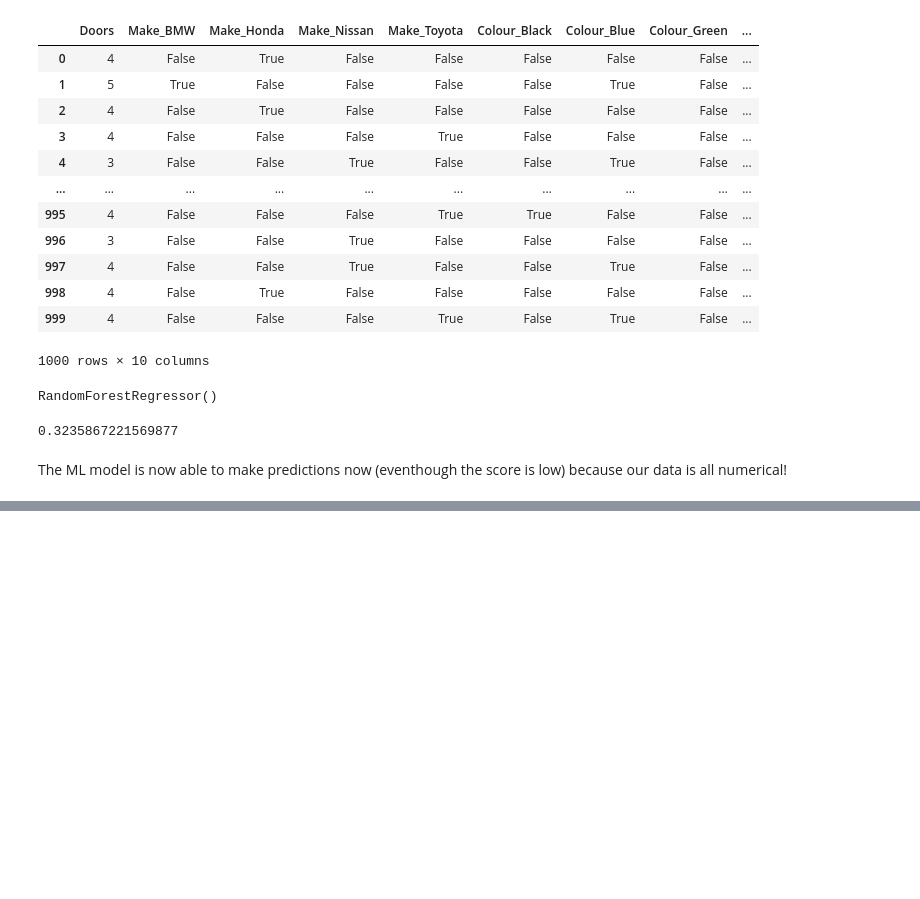
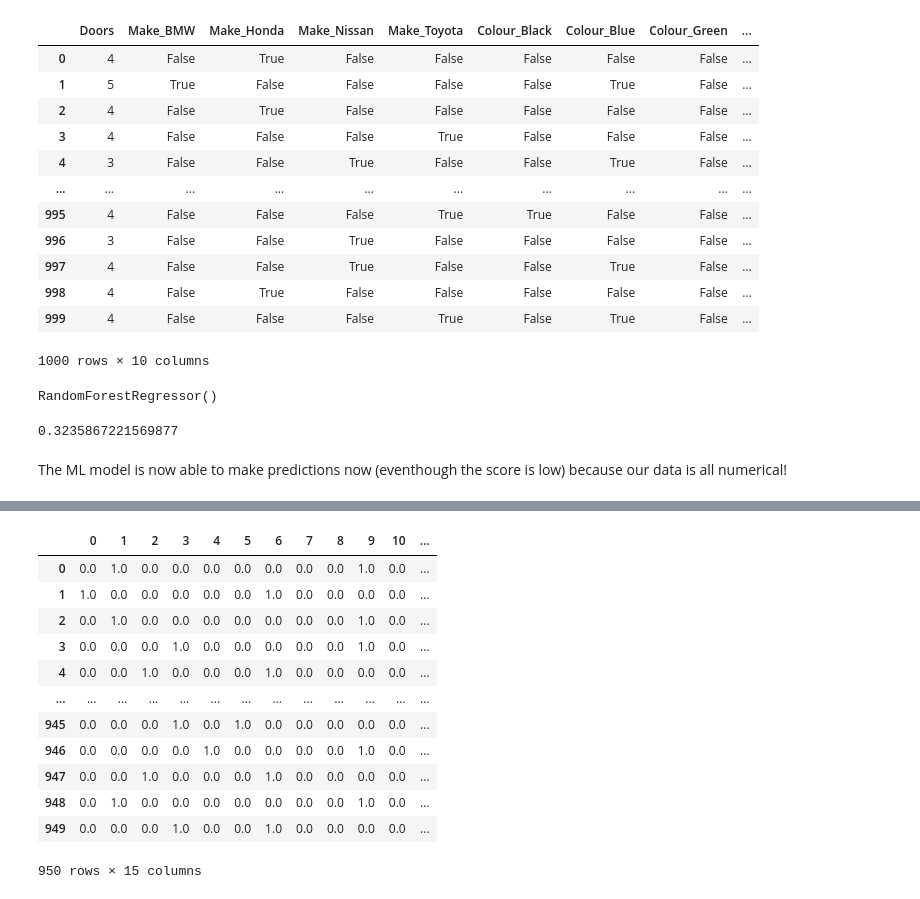
Before and after one commit to AHMAD-KHAIRI/ztm-ml-course, a Jupyter notebook: 05_scikit-learn/introduction-to-scikit-learn.ipynb, the cells around one changed output, grey strips where cells are left out. Saved outputs shown, nothing was run; the diff lists cells and outputs as text; code cells hidden in the pictures; blank space fills up the shorter version.

```diff
--- a/05_scikit-learn/introduction-to-scikit-learn.ipynb
+++ b/05_scikit-learn/introduction-to-scikit-learn.ipynb
@@ -556,0 +701,12 @@ The ML model is now able to make predictions now (eventhough the score is low) b
+# %%
+# Fill the missing data in the "Make" column
+car_sales_missing["Make"].fillna("missing", inplace=True)
+
+# Fill the missing data in the "Colour" column
+car_sales_missing["Colour"].fillna("missing", inplace=True)
+
+# Fill the missing data in the "Odometer (KM)" column
+car_sales_missing["Odometer (KM)"].fillna(car_sales_missing["Odometer (KM)"].mean(), inplace=True)
+
+# Fill the missing data in the "Doors" column
+car_sales_missing["Doors"].fillna(4, inplace=True) # in this case, we fill the missing data with 4 since it has the highest value counts
@@ -556,0 +723,3 @@ The ML model is now able to make predictions now (eventhough the score is low) b
+# %%
+# Remove the 50 rows with missing prices (it's ok to remove because this is what we are going to predict anyway)
+car_sales_missing.dropna(inplace=True)
@@ -556,0 +742,19 @@ The ML model is now able to make predictions now (eventhough the score is low) b
+# %%
+# Resplit our data into features (X) and labels (y)
+X = car_sales_missing.drop("Price", axis=1)
+y = car_sales_missing["Price"]
+# %%
+# again, let's turn the categorical data into numbers
+from sklearn.preprocessing import OneHotEncoder
+from sklearn.compose import ColumnTransformer
+
+categorical_features = ["Make", "Colour", "Doors"]
+
+one_hot = OneHotEncoder(sparse_output=False)
+transformer = ColumnTransformer([("one_hot",
+                                  one_hot,
+                                  categorical_features)],
+                                  remainder="passthrough")
+
+transformed_X = transformer.fit_transform(X)
+transformed_X
@@ -556,0 +775,16 @@ The ML model is now able to make predictions now (eventhough the score is low) b
+# %%
+pd.DataFrame(transformed_X)
+# %% [output]
+|  | 0 | 1 | 2 | 3 | 4 | 5 | 6 | 7 | 8 | 9 | 10 | ... |
+| 0 | 0.0 | 1.0 | 0.0 | 0.0 | 0.0 | 0.0 | 0.0 | 0.0 | 0.0 | 1.0 | 0.0 | ... |
+| 1 | 1.0 | 0.0 | 0.0 | 0.0 | 0.0 | 0.0 | 1.0 | 0.0 | 0.0 | 0.0 | 0.0 | ... |
+| 2 | 0.0 | 1.0 | 0.0 | 0.0 | 0.0 | 0.0 | 0.0 | 0.0 | 0.0 | 1.0 | 0.0 | ... |
+| 3 | 0.0 | 0.0 | 0.0 | 1.0 | 0.0 | 0.0 | 0.0 | 0.0 | 0.0 | 1.0 | 0.0 | ... |
+| 4 | 0.0 | 0.0 | 1.0 | 0.0 | 0.0 | 0.0 | 1.0 | 0.0 | 0.0 | 0.0 | 0.0 | ... |
+| ... | ... | ... | ... | ... | ... | ... | ... | ... | ... | ... | ... | ... |
+| 945 | 0.0 | 0.0 | 0.0 | 1.0 | 0.0 | 1.0 | 0.0 | 0.0 | 0.0 | 0.0 | 0.0 | ... |
+| 946 | 0.0 | 0.0 | 0.0 | 0.0 | 1.0 | 0.0 | 0.0 | 0.0 | 0.0 | 1.0 | 0.0 | ... |
+| 947 | 0.0 | 0.0 | 1.0 | 0.0 | 0.0 | 0.0 | 1.0 | 0.0 | 0.0 | 0.0 | 0.0 | ... |
+| 948 | 0.0 | 1.0 | 0.0 | 0.0 | 0.0 | 0.0 | 0.0 | 0.0 | 0.0 | 1.0 | 0.0 | ... |
+| 949 | 0.0 | 0.0 | 0.0 | 1.0 | 0.0 | 0.0 | 1.0 | 0.0 | 0.0 | 0.0 | 0.0 | ... |
+950 rows × 15 columns
```
Also changed, not shown: parts of 73 cells of this notebook, 5 other files.
